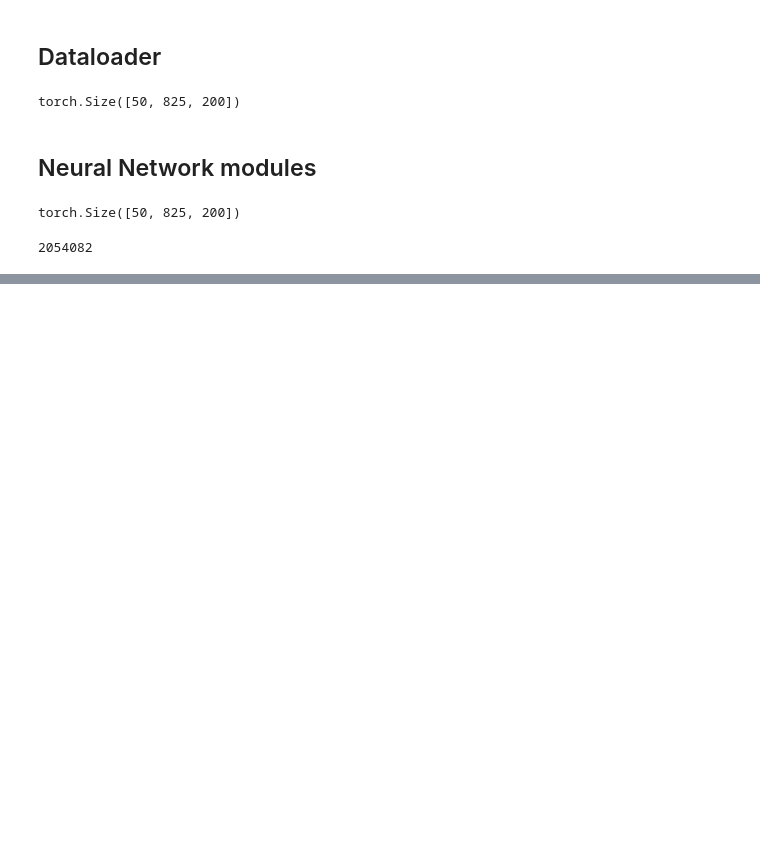
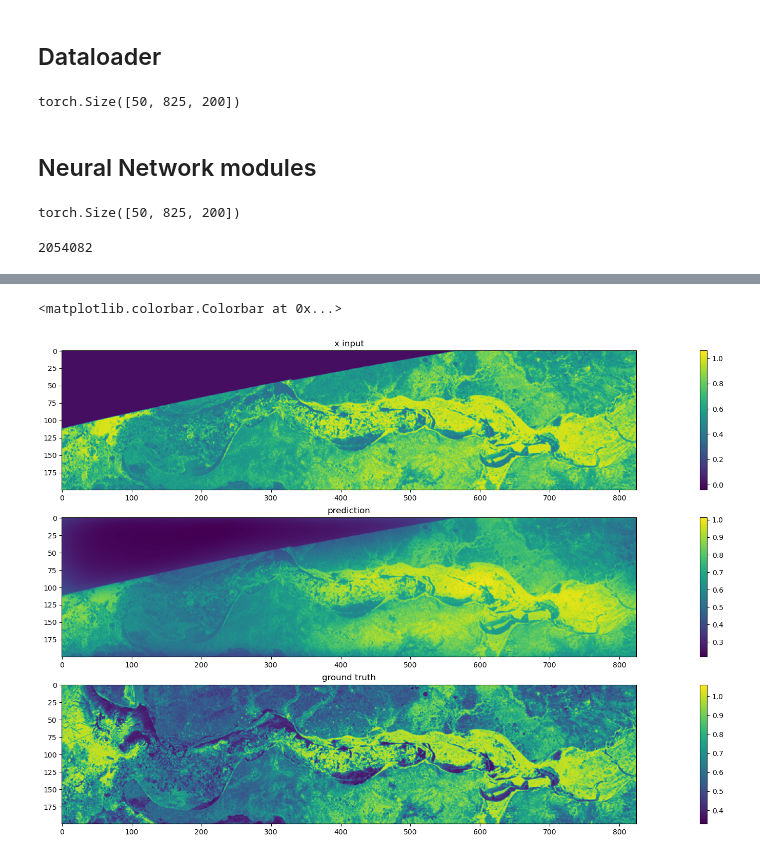
Before and after one commit to Albly/Data-driven_ice_tracking, a Jupyter notebook: train_norm.ipynb, the cells around one changed output, grey strips where cells are left out. Cells and saved outputs as stored; diff of their text form; code cells hidden in the pictures; blank space fills up the shorter version.

Commit message:
add notebook with visualization

```diff
--- a/train_norm.ipynb
+++ b/train_norm.ipynb
@@ -404,8 +404,8 @@ class UFNO2d(nn.Module):
     def forward(self, x):
 
         # x = x.unsqueeze(1)
-        x = self.downsample(x.permute(0, 2, 1))
-        x = self.act(x)
+        # x = self.downsample(x.permute(0, 2, 1))
+        # x = self.act(x)
 
         x = x.unsqueeze(1)
         x = x.permute(0, 2, 3, 1)
@@ -427,13 +427,13 @@ class UFNO2d(nn.Module):
         x = x.permute(0, 2, 3, 1)
         x = self.decoder(x)
 
-        x = self.act(x)
+        # x = self.act(x)
 
         x = x.permute(0, 3, 1, 2)
         x = x.squeeze()
 
-        x = self.upsample(x)
-        x = x.permute(0, 2, 1)
+        # x = self.upsample(x)
+        # x = x.permute(0, 2, 1)
 
         return x
 # %%
@@ -562,11 +569,24 @@ for x_test, y_test in test_loader:
 
     break
 # %%
-plt.figure(figsize=(12,7))
-plt.subplot(2,1,1)
-plt.imshow(prediction[0].cpu().numpy().T)
+idx = 8
+plt.figure(figsize=(32, 12))
+
+plt.subplot(3,1,1)
+plt.imshow(x_test[idx].cpu().numpy().T)
+plt.title("x input")
 plt.colorbar()
 
-plt.subplot(2,1,2)
-plt.imshow(y_test[0].cpu().numpy().T)
+
+plt.subplot(3,1,2)
+plt.imshow(prediction[idx].cpu().numpy().T)
+plt.title("prediction")
 plt.colorbar()
+
+plt.subplot(3,1,3)
+plt.imshow(y_test[idx].cpu().numpy().T)
+plt.title("ground truth")
+plt.colorbar()
+# %% [output]
+<matplotlib.colorbar.Colorbar at 0x...>
+[figure, added]
```
Also changed, not shown: parts of 1 cell of this notebook.
